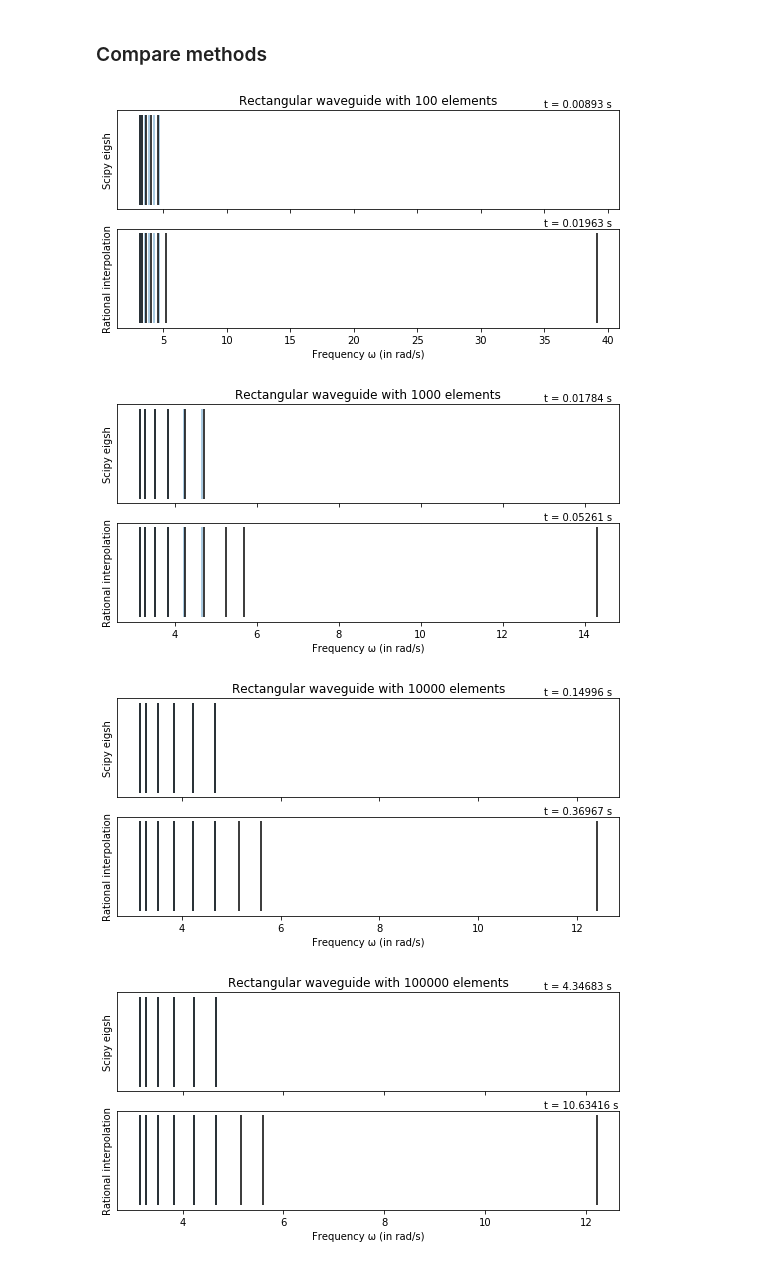
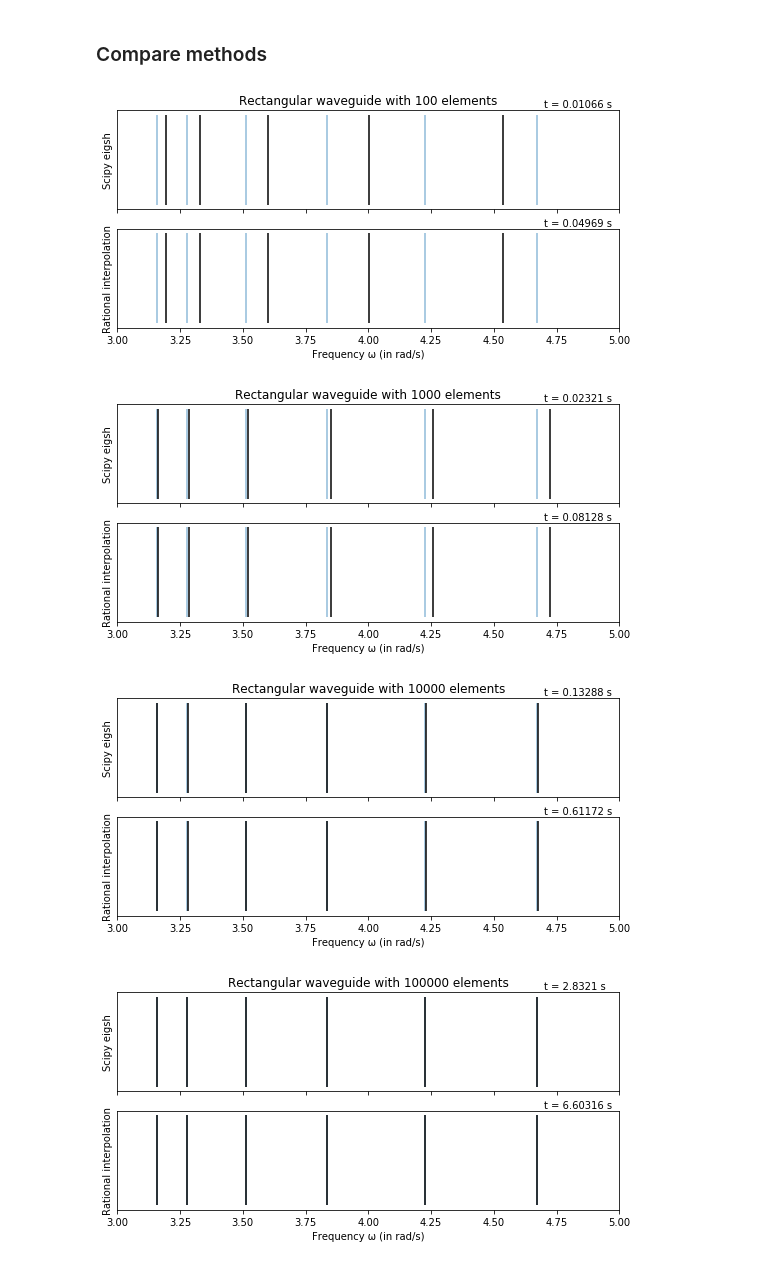
Before and after one commit to FMatti/Maxwell-MRI, a Jupyter notebook: examples/rectangular_waveguide/rectangular_waveguide.ipynb, the cells around one changed output. Cells and saved outputs as stored; diff of their text form; code cells hidden in the pictures.

```diff
--- a/examples/rectangular_waveguide/rectangular_waveguide.ipynb
+++ b/examples/rectangular_waveguide/rectangular_waveguide.ipynb
@@ -92,0 +111,5 @@ M = WG.get_M()[valid_indices, :][:, valid_indices]
+# %%
+t0 = time.time()
+WG.solve(WG.RI.get_nodes())
+WG.compute_surrogate(VS)
+time.time() - t0
@@ -95,29 +120,35 @@ M = WG.get_M()[valid_indices, :][:, valid_indices]
 # %%
 Lx, Ly = 5.0, 1.0
 m = 1
 g_N = fen.Expression('sin(x[1]*m*pi/Ly)', degree=2, Ly=Ly, m=m)
+
+a = 3
+b = 5
 
 for N in np.logspace(2, 5, 4, dtype=int):
     WG = RectangularWaveguide(Lx=Lx, Ly=Ly, Nx=int(pow(N*Lx/(Lx+Ly), 0.5)), Ny=int(pow(N*Ly/(Lx+Ly), 0.5)), g_N=g_N)
     WG.setup()
     VS = VectorSpaceL2(WG)
     fig, ax = plt.subplots(2, 1, figsize=(9, 4), sharex=True)
-    omega_min, omega_max = 3, 5
-    helpers.plot_analytical_eigenfrequencies(ax[0], WG, omega_min, omega_max, alpha=0.5, color='C0')
-    t_FE = helpers.plot_numerical_eigenfrequencies(ax[0], WG, omega_min, omega_max, k=6, timer=True)
-    helpers.plot_analytical_eigenfrequencies(ax[1], WG, omega_min, omega_max, alpha=0.5, color='C0')
-    t_RI = helpers.plot_interpolatory_eigenfrequencies(ax[1], WG, np.linspace(omega_min, omega_max, 10), VS=VS, timer=True)
+    helpers.plot_analytical_eigenfrequencies(ax[0], WG, a, b, alpha=0.5, color='C0')
+    t_FE = helpers.plot_numerical_eigenfrequencies(ax[0], WG, a, b, k=6, timer=True)
+    helpers.plot_analytical_eigenfrequencies(ax[1], WG, a, b, alpha=0.5, color='C0')
+    t0 = time.time()
+    WG.compute_greedy_surrogate(VS, a, b, tol=1e-3, n=1000)
+    helpers.plot_interpolatory_eigenfrequencies(ax[1], WG, VS)
+    t_RI = time.time() - t0
     ax[0].set_title(f'Rectangular waveguide with {N} elements')
     ax[0].set_ylabel('Scipy eigsh')
     ax[0].text(0.85, 1.03, f't = {round(t_FE, 5)} s', transform=ax[0].transAxes)
     ax[0].set_yticks([])
     ax[1].set_ylabel('Rational interpolation')
     ax[0].text(0.85, 1.03, f't = {round(t_RI, 5)} s', transform=ax[1].transAxes)
     ax[1].set_yticks([])
     ax[1].set_xlabel('Frequency \u03C9 (in rad/s)')
+    ax[1].set_xlim(a, b)
     plt.show()
 # %% [output]
-[figure, old version]
+[figure, new version]
-[figure, old version]
+[figure, new version]
-[figure, old version]
+[figure, new version]
-[figure, old version]
+[figure, new version]
```
Also changed, not shown: parts of 10 cells of this notebook, 5 other files.
